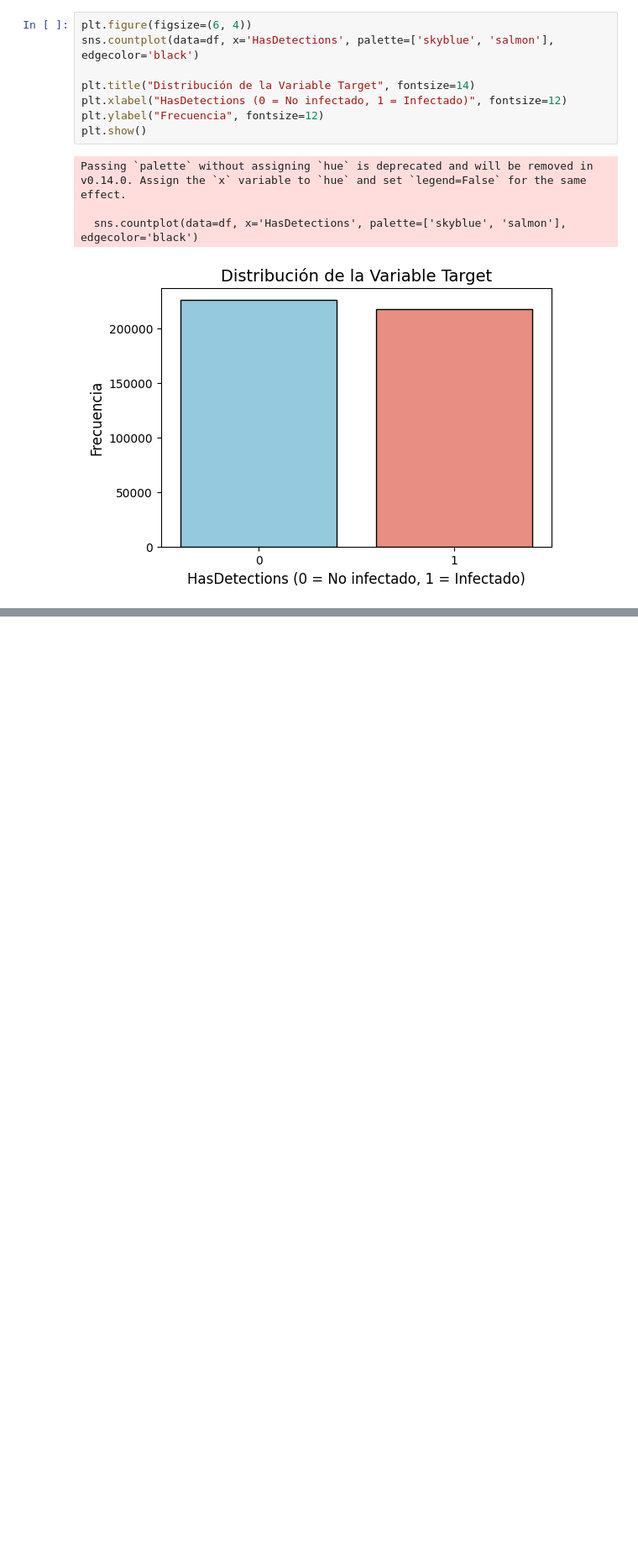
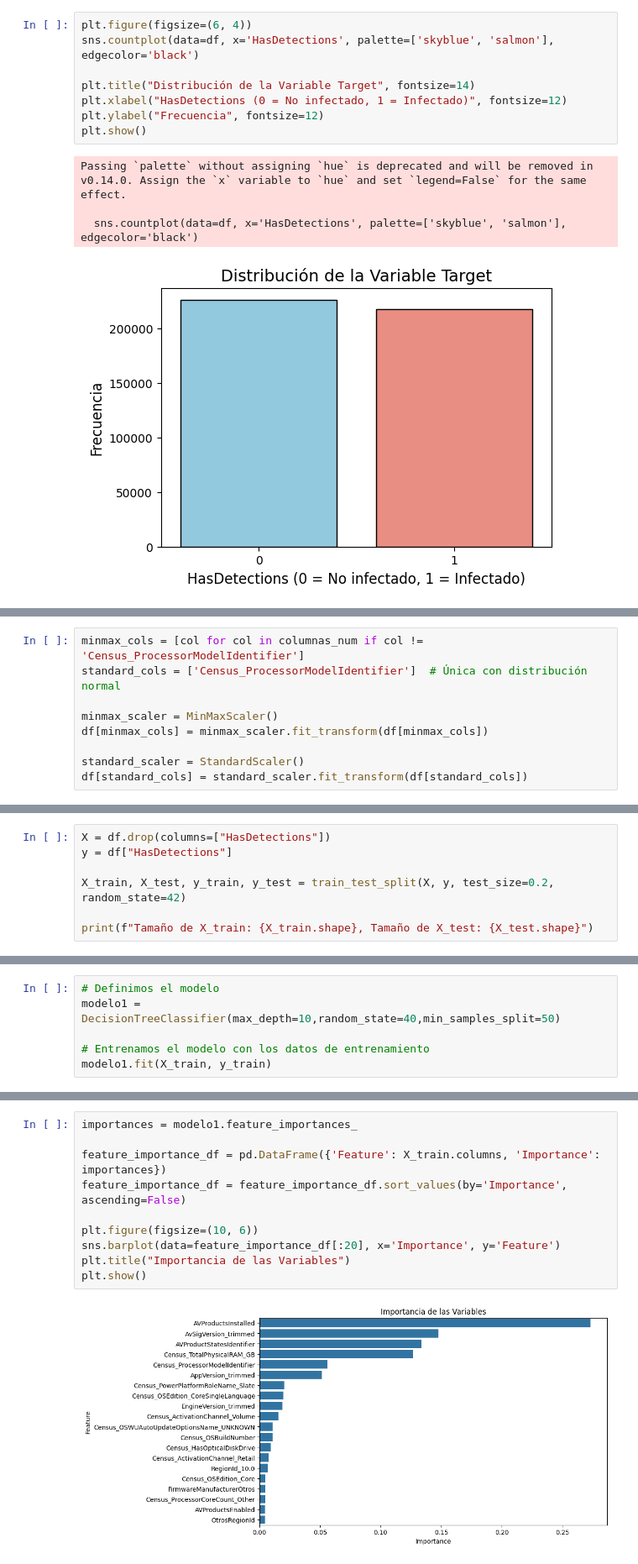
Before and after one commit to Wolfsteno/data-science-projects, a Jupyter notebook: Entregable 2 Supervised Machine Learning/entregable_final_juanfran.ipynb, the cells around one changed output, grey strips where cells are left out. Shown at 84% size. Cells and saved outputs as stored; diff of their text form; blank space fills up the shorter version.

Commit message:
nuevos modelos

```diff
--- a/Entregable 2 Supervised Machine Learning/entregable_final_juanfran.ipynb
+++ b/Entregable 2 Supervised Machine Learning/entregable_final_juanfran.ipynb
@@ -2592,0 +2643,9 @@ Passing `palette` without assigning `hue` is deprecated and will be removed in v
+# %%
+minmax_cols = [col for col in columnas_num if col != 'Census_ProcessorModelIdentifier']
+standard_cols = ['Census_ProcessorModelIdentifier']  # Única con distribución normal
+
+minmax_scaler = MinMaxScaler()
+df[minmax_cols] = minmax_scaler.fit_transform(df[minmax_cols])
+
+standard_scaler = StandardScaler()
+df[standard_cols] = standard_scaler.fit_transform(df[standard_cols])
@@ -2592,0 +2663,7 @@ Passing `palette` without assigning `hue` is deprecated and will be removed in v
+# %%
+X = df.drop(columns=["HasDetections"])
+y = df["HasDetections"]
+
+X_train, X_test, y_train, y_test = train_test_split(X, y, test_size=0.2, random_state=42)
+
+print(f"Tamaño de X_train: {X_train.shape}, Tamaño de X_test: {X_test.shape}")
@@ -2592,0 +2672,6 @@ Passing `palette` without assigning `hue` is deprecated and will be removed in v
+# %%
+# Definimos el modelo
+modelo1 = DecisionTreeClassifier(max_depth=10,random_state=40,min_samples_split=50)
+
+# Entrenamos el modelo con los datos de entrenamiento
+modelo1.fit(X_train, y_train)
@@ -2592,0 +2702,12 @@ Passing `palette` without assigning `hue` is deprecated and will be removed in v
+# %%
+importances = modelo1.feature_importances_
+
+feature_importance_df = pd.DataFrame({'Feature': X_train.columns, 'Importance': importances})
+feature_importance_df = feature_importance_df.sort_values(by='Importance', ascending=False)
+
+plt.figure(figsize=(10, 6))
+sns.barplot(data=feature_importance_df[:20], x='Importance', y='Feature')
+plt.title("Importancia de las Variables")
+plt.show()
+# %% [output]
+[figure, added]
```
Also changed, not shown: parts of 35 cells of this notebook.
